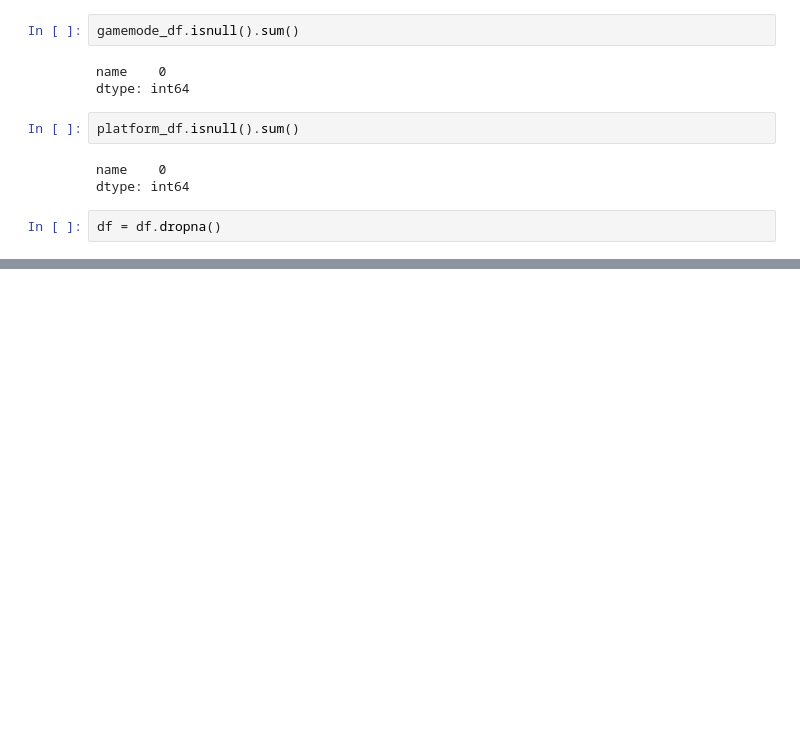
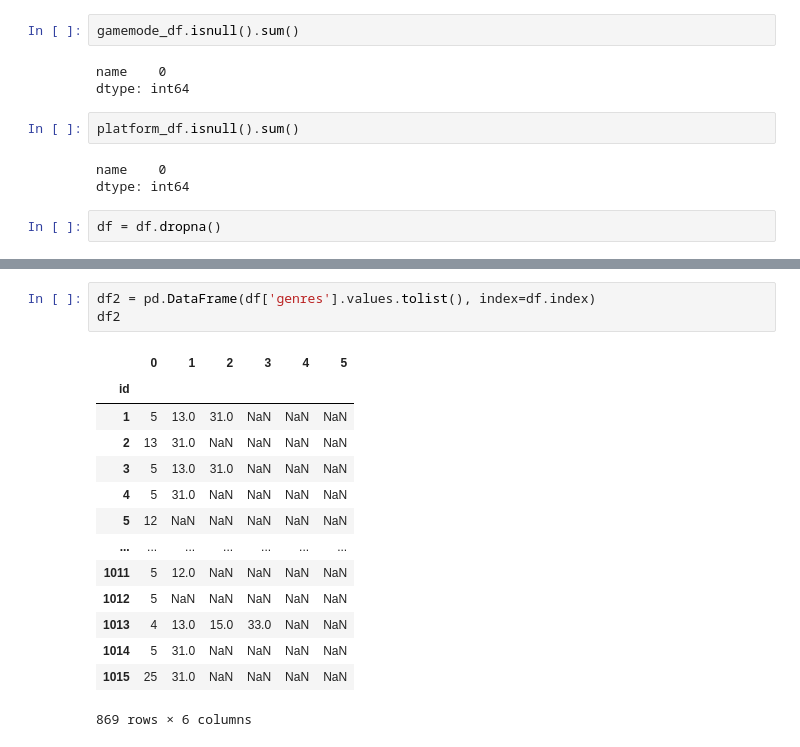
Before and after one commit to 1990Jasonlee/GameOnPassion, a Jupyter notebook: GameOnJson.ipynb, the cells around one changed output, grey strips where cells are left out. Drawn from its saved outputs; the diff is of its cells as text; blank space fills up the shorter version.

```diff
--- a/GameOnJson.ipynb
+++ b/GameOnJson.ipynb
@@ -176,0 +201,18 @@ dtype: int64
+# %%
+df2 = pd.DataFrame(df['genres'].values.tolist(), index=df.index)
+df2
+# %% [output]
+|  | 0 | 1 | 2 | 3 | 4 | 5 |
+| id |  |  |  |  |  |  |
+| 1 | 5 | 13.0 | 31.0 | NaN | NaN | NaN |
+| 2 | 13 | 31.0 | NaN | NaN | NaN | NaN |
+| 3 | 5 | 13.0 | 31.0 | NaN | NaN | NaN |
+| 4 | 5 | 31.0 | NaN | NaN | NaN | NaN |
+| 5 | 12 | NaN | NaN | NaN | NaN | NaN |
+| ... | ... | ... | ... | ... | ... | ... |
+| 1011 | 5 | 12.0 | NaN | NaN | NaN | NaN |
+| 1012 | 5 | NaN | NaN | NaN | NaN | NaN |
+| 1013 | 4 | 13.0 | 15.0 | 33.0 | NaN | NaN |
+| 1014 | 5 | 31.0 | NaN | NaN | NaN | NaN |
+| 1015 | 25 | 31.0 | NaN | NaN | NaN | NaN |
+869 rows × 6 columns
```
Also changed, not shown: parts of 15 cells of this notebook.
